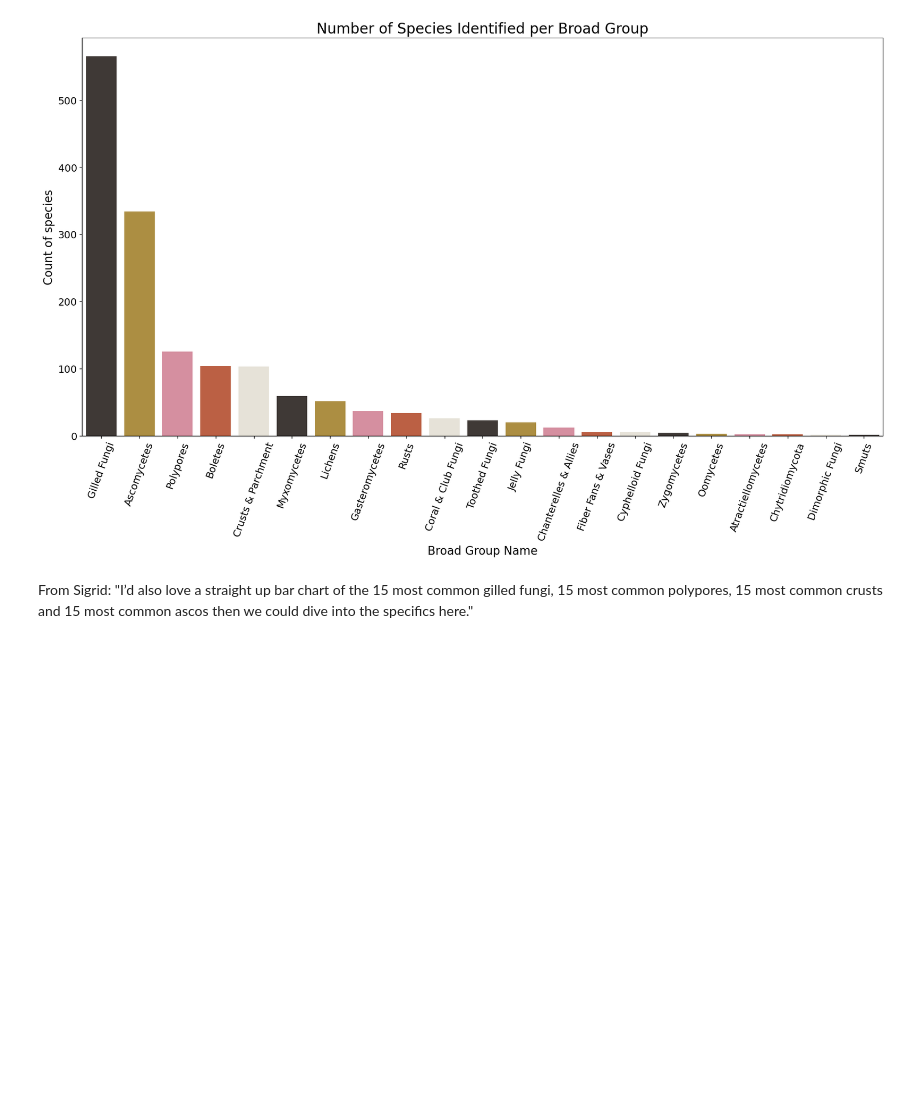
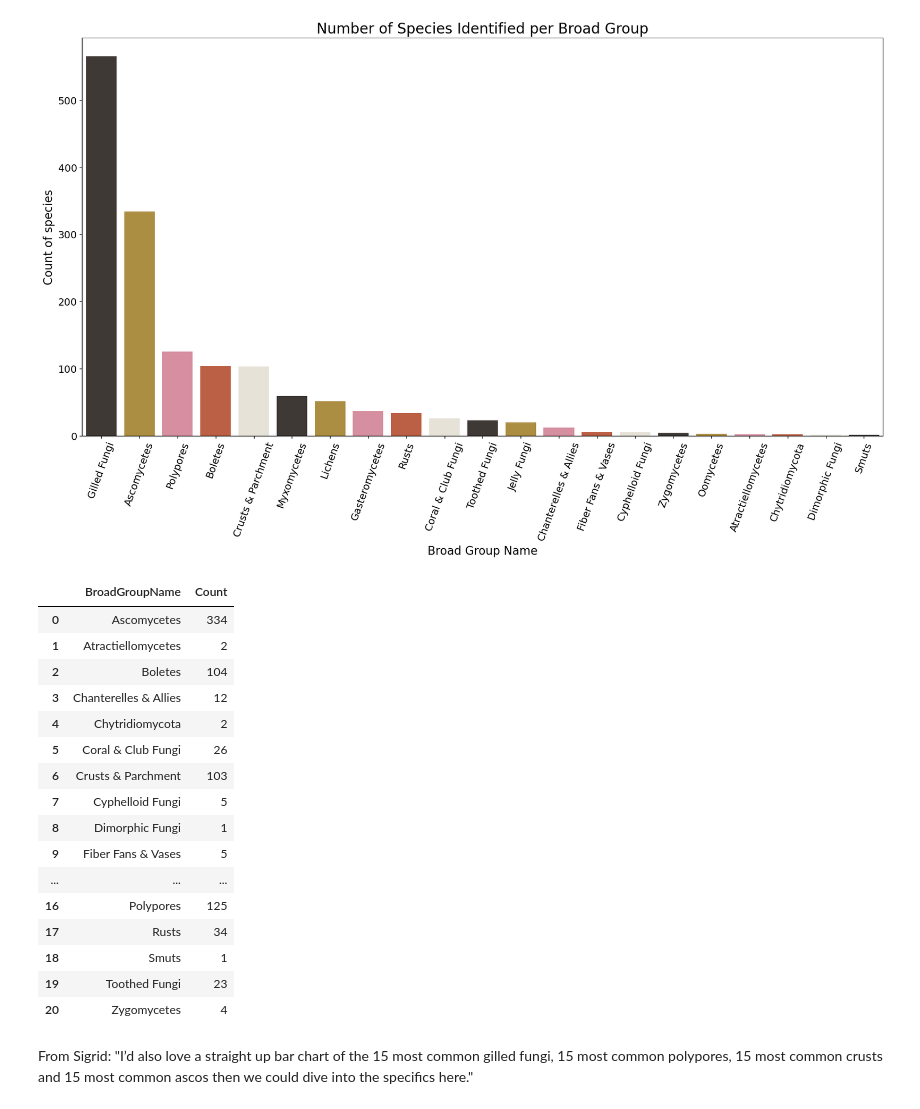
Before and after one commit to newyorkmyc/walks-list, a Jupyter notebook: common_fungi.ipynb, the cells around one changed output. Saved outputs shown, nothing was run; the diff lists cells and outputs as text; code cells hidden in the pictures; blank space fills up the shorter version.

```diff
--- a/common_fungi.ipynb
+++ b/common_fungi.ipynb
@@ -62,6 +62,26 @@ plt.savefig('./img/broad_groups_species_counts.png')
 # %% [output]
 ''
 [figure]
+# %%
+group_counts
+# %% [output]
+|  | BroadGroupName | Count |
+| 0 | Ascomycetes | 334 |
+| 1 | Atractiellomycetes | 2 |
+| 2 | Boletes | 104 |
+| 3 | Chanterelles & Allies | 12 |
+| 4 | Chytridiomycota | 2 |
+| 5 | Coral & Club Fungi | 26 |
+| 6 | Crusts & Parchment | 103 |
+| 7 | Cyphelloid Fungi | 5 |
+| 8 | Dimorphic Fungi | 1 |
+| 9 | Fiber Fans & Vases | 5 |
+| ... | ... | ... |
+| 16 | Polypores | 125 |
+| 17 | Rusts | 34 |
+| 18 | Smuts | 1 |
+| 19 | Toothed Fungi | 23 |
+| 20 | Zygomycetes | 4 |
 # %% [markdown]
 From Sigrid: "I’d also love a straight up bar chart of the 15 most common gilled fungi, 15 most common polypores, 15 most common crusts and 15 most common ascos then we could dive into the specifics here."
 # %%
```
Also changed, not shown: parts of 2 cells of this notebook, 2 other files.
